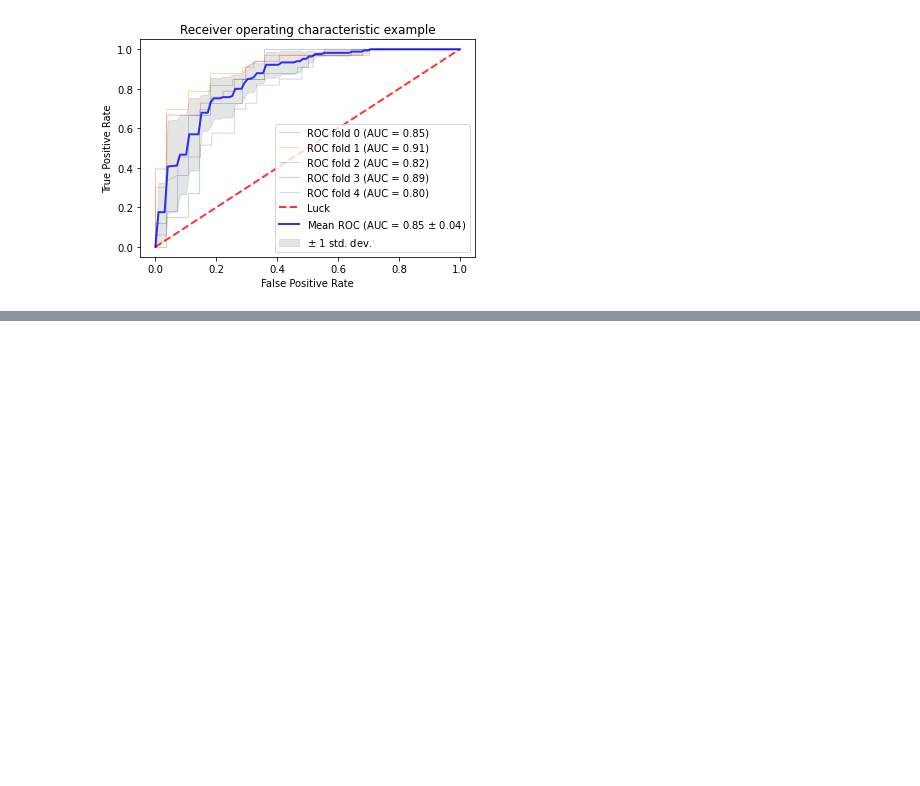
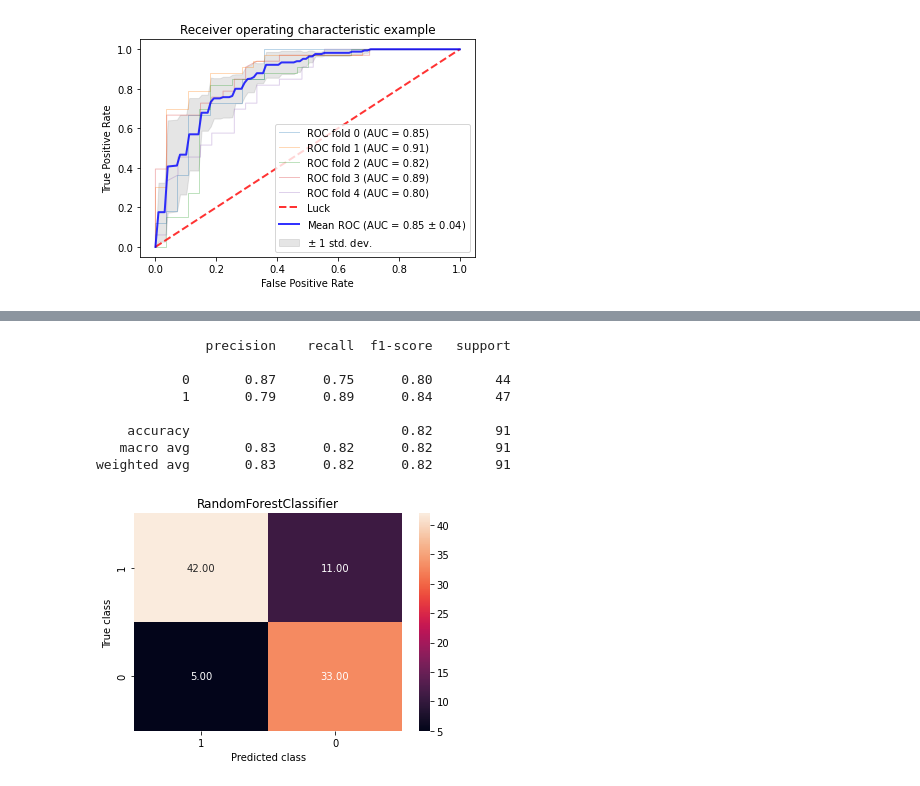
Before and after one commit to onlyabhilash/NLP-Heart-Failure-Prediction, a Jupyter notebook: Heart_Disease_UCI_FeatureEngg.ipynb, the cells around one changed output, grey strips where cells are left out. Cells and saved outputs as stored; diff of their text form; code cells hidden in the pictures; blank space fills up the shorter version.

```diff
--- a/Heart_Disease_UCI_FeatureEngg.ipynb
+++ b/Heart_Disease_UCI_FeatureEngg.ipynb
@@ -306,0 +409,11 @@ acc test: 84.62
+# %%
+sfs_1=sfs_features(random_forest,(1,5))
+sfs_1 = sfs_1.fit(X, y)
+selectedFeatures = print_fitures(sfs_1)
+
+
+X_train_sfs = sfs_1.transform(X_train)
+X_test_sfs = sfs_1.transform(X_test)
+
+print ("\n")
+prdict_data(random_forest,X_train_sfs,y_train,X_test_sfs,y_test,'sfs')
@@ -306,0 +429,13 @@ acc test: 84.62
+# %%
+print(classification_report(y_test, random_forest.predict(X_test_sfs)))
+conf(random_forest,X_test_sfs, y_test)
+# %% [output]
+              precision    recall  f1-score   support
+
+           0       0.87      0.75      0.80        44
+           1       0.79      0.89      0.84        47
+
+    accuracy                           0.82        91
+   macro avg       0.83      0.82      0.82        91
+weighted avg       0.83      0.82      0.82        91
+[figure, added]
```
Also changed, not shown: parts of 14 cells of this notebook.
